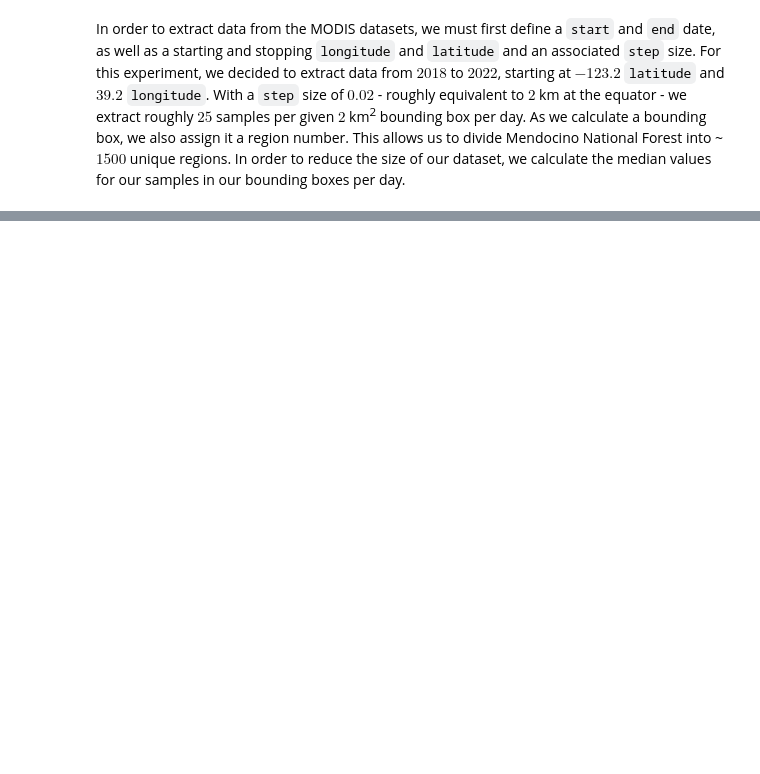
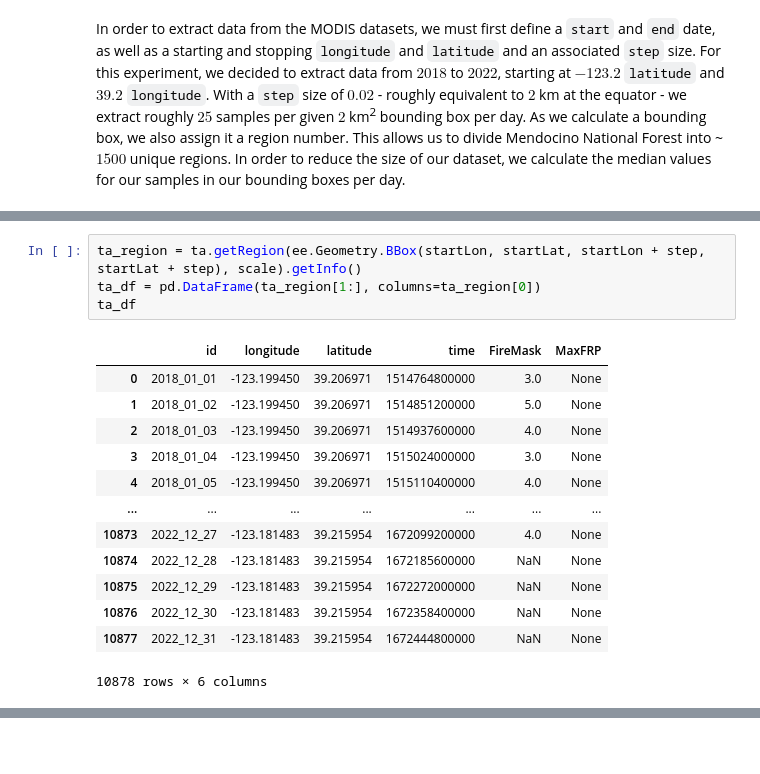
Before and after one commit to lukebass/wews, a Jupyter notebook: project.ipynb, the cells around one changed output, grey strips where cells are left out. Cells and saved outputs as stored; diff of their text form; blank space fills up the shorter version.

```diff
--- a/project.ipynb
+++ b/project.ipynb
@@ -112,0 +146,18 @@ KeyboardInterrupt:
+# %%
+ta_region = ta.getRegion(ee.Geometry.BBox(startLon, startLat, startLon + step, startLat + step), scale).getInfo()
+ta_df = pd.DataFrame(ta_region[1:], columns=ta_region[0])
+ta_df
+# %% [output]
+|  | id | longitude | latitude | time | FireMask | MaxFRP |
+| 0 | 2018_01_01 | -123.199450 | 39.206971 | 1514764800000 | 3.0 | None |
+| 1 | 2018_01_02 | -123.199450 | 39.206971 | 1514851200000 | 5.0 | None |
+| 2 | 2018_01_03 | -123.199450 | 39.206971 | 1514937600000 | 4.0 | None |
+| 3 | 2018_01_04 | -123.199450 | 39.206971 | 1515024000000 | 3.0 | None |
+| 4 | 2018_01_05 | -123.199450 | 39.206971 | 1515110400000 | 4.0 | None |
+| ... | ... | ... | ... | ... | ... | ... |
+| 10873 | 2022_12_27 | -123.181483 | 39.215954 | 1672099200000 | 4.0 | None |
+| 10874 | 2022_12_28 | -123.181483 | 39.215954 | 1672185600000 | NaN | None |
+| 10875 | 2022_12_29 | -123.181483 | 39.215954 | 1672272000000 | NaN | None |
+| 10876 | 2022_12_30 | -123.181483 | 39.215954 | 1672358400000 | NaN | None |
+| 10877 | 2022_12_31 | -123.181483 | 39.215954 | 1672444800000 | NaN | None |
+10878 rows × 6 columns
```
Also changed, not shown: parts of 4 cells of this notebook, 1 other file.
